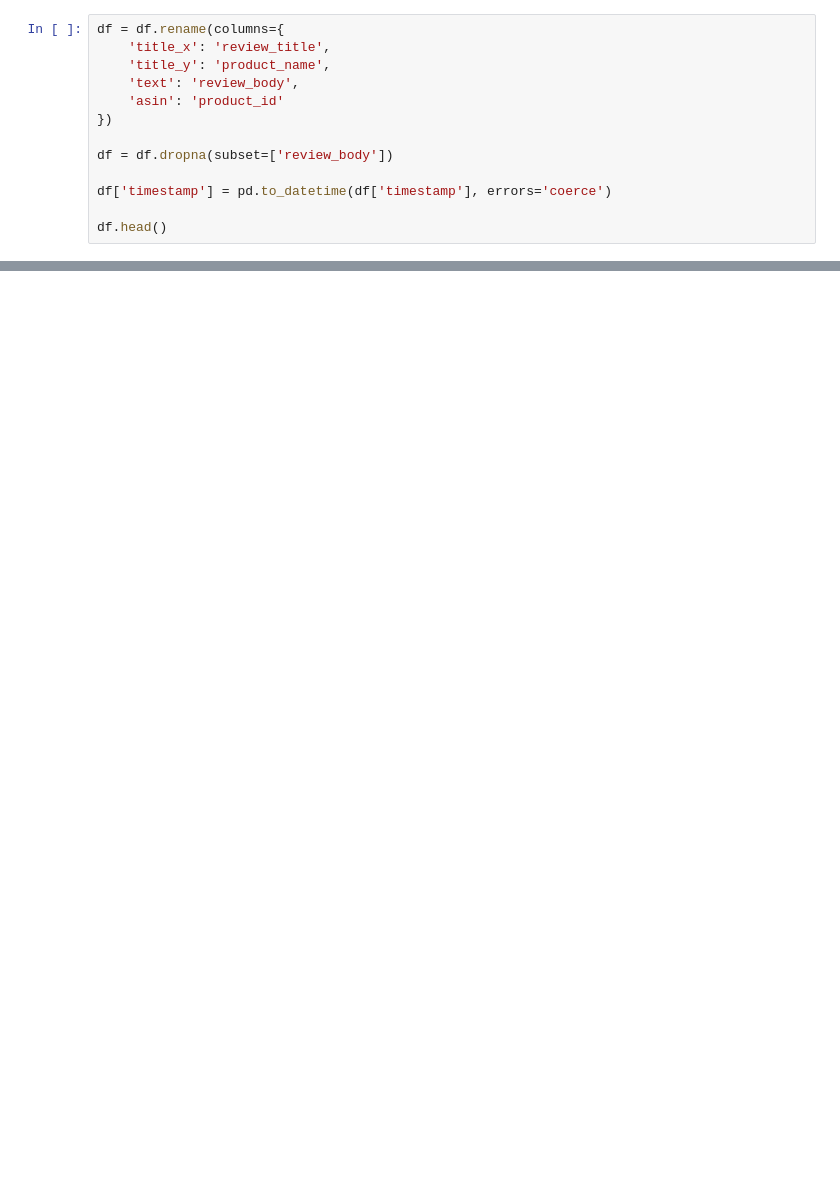
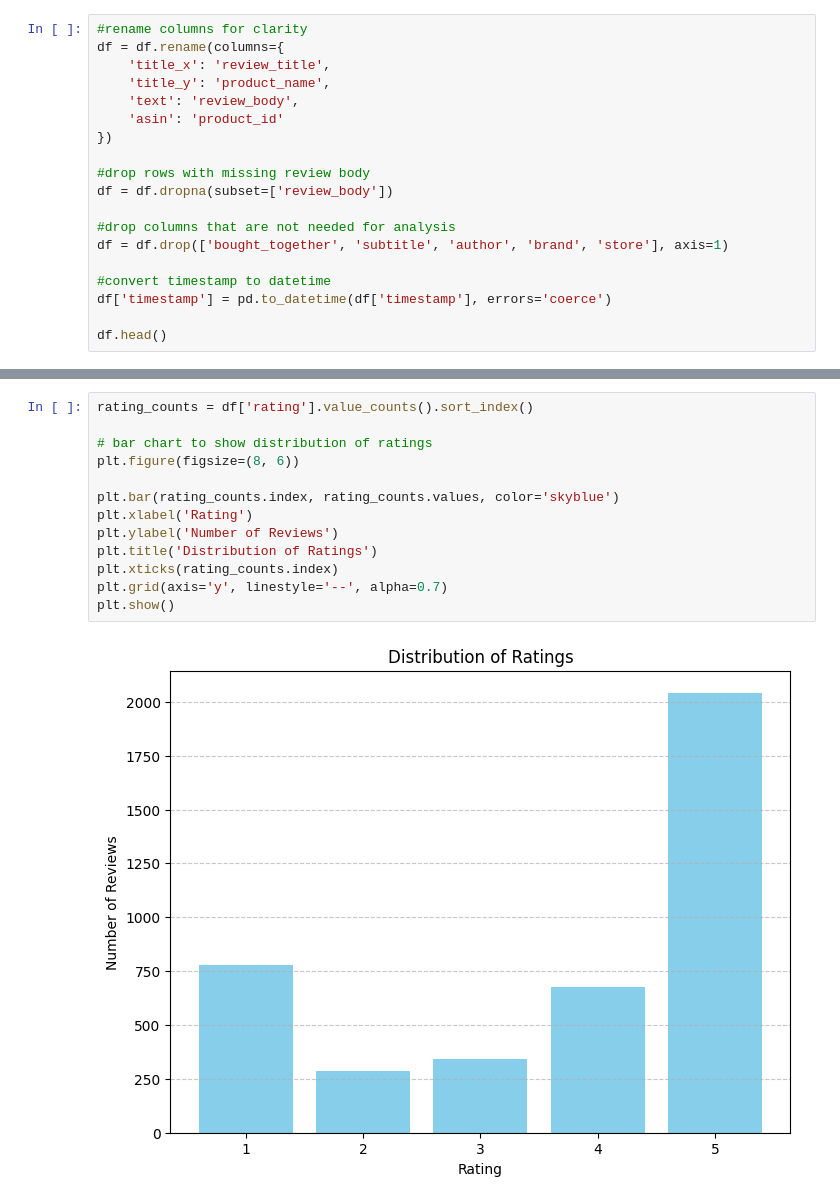
Before and after one commit to S8leeJ/Excel-with-dell, a Jupyter notebook: analysis.ipynb, the cells around one changed output, grey strips where cells are left out. Drawn from its saved outputs; the diff is of its cells as text; blank space fills up the shorter version.

Commit message:
clean up data and add basic plots

```diff
--- a/analysis.ipynb
+++ b/analysis.ipynb
@@ -13,4 +16,5 @@ df.head()
 # %%
+#rename columns for clarity
 df = df.rename(columns={
     'title_x': 'review_title',
     'title_y': 'product_name',
@@ -18,8 +22,13 @@ df = df.rename(columns={
     'asin': 'product_id'
 })
 
+#drop rows with missing review body
 df = df.dropna(subset=['review_body'])
 
+#drop columns that are not needed for analysis
+df = df.drop(['bought_together', 'subtitle', 'author', 'brand', 'store'], axis=1)
+
+#convert timestamp to datetime
 df['timestamp'] = pd.to_datetime(df['timestamp'], errors='coerce')
 
 df.head()
@@ -33,0 +42,15 @@ df.head()
+# %%
+rating_counts = df['rating'].value_counts().sort_index()
+
+# bar chart to show distribution of ratings
+plt.figure(figsize=(8, 6))
+
+plt.bar(rating_counts.index, rating_counts.values, color='skyblue')
+plt.xlabel('Rating')
+plt.ylabel('Number of Reviews')
+plt.title('Distribution of Ratings')
+plt.xticks(rating_counts.index)
+plt.grid(axis='y', linestyle='--', alpha=0.7)
+plt.show()
+# %% [output]
+[figure, added]
```
Also changed, not shown: parts of 4 cells of this notebook.
